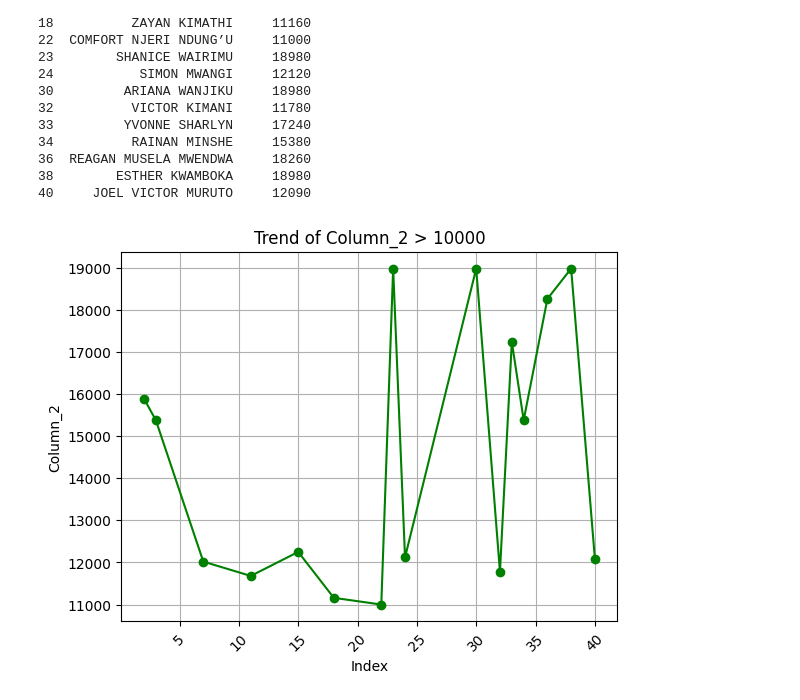
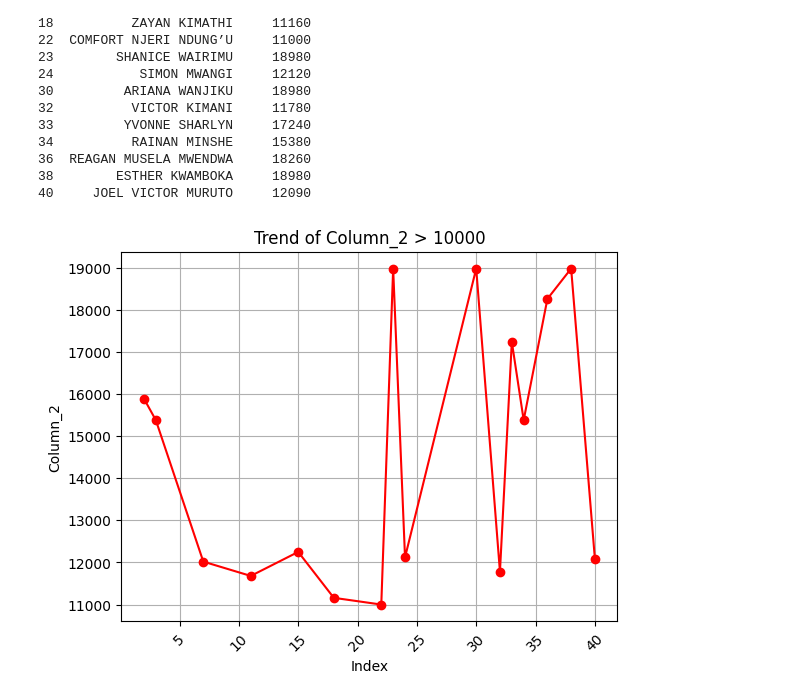
Before and after one commit to NellitG/Chestnut_data, a Jupyter notebook: lower.ipynb, the cells around one changed output. Drawn from its saved outputs; the diff is of its cells as text; code cells hidden in the pictures.

Commit message:
changed color graph

```diff
--- a/lower.ipynb
+++ b/lower.ipynb
@@ -56,13 +56,13 @@ print(df_filter)
 # %%
 #To generate graph with Column_2 > 10000
 import matplotlib.pyplot as plt
 if 'Column_2' in df.columns:
-    plt.plot(df_filter['Column_2'], marker ='o', linestyle='-', color='green')
+    plt.plot(df_filter['Column_2'], marker ='o', linestyle='-', color='red')
     plt.title('Trend of Column_2 > 10000')
     plt.xlabel('Index')
     plt.xticks(rotation=45)
     plt.ylabel('Column_2')
     plt.grid(True)
     plt.show()
 # %% [output]
-[figure, old version]
+[figure, new version]
```
